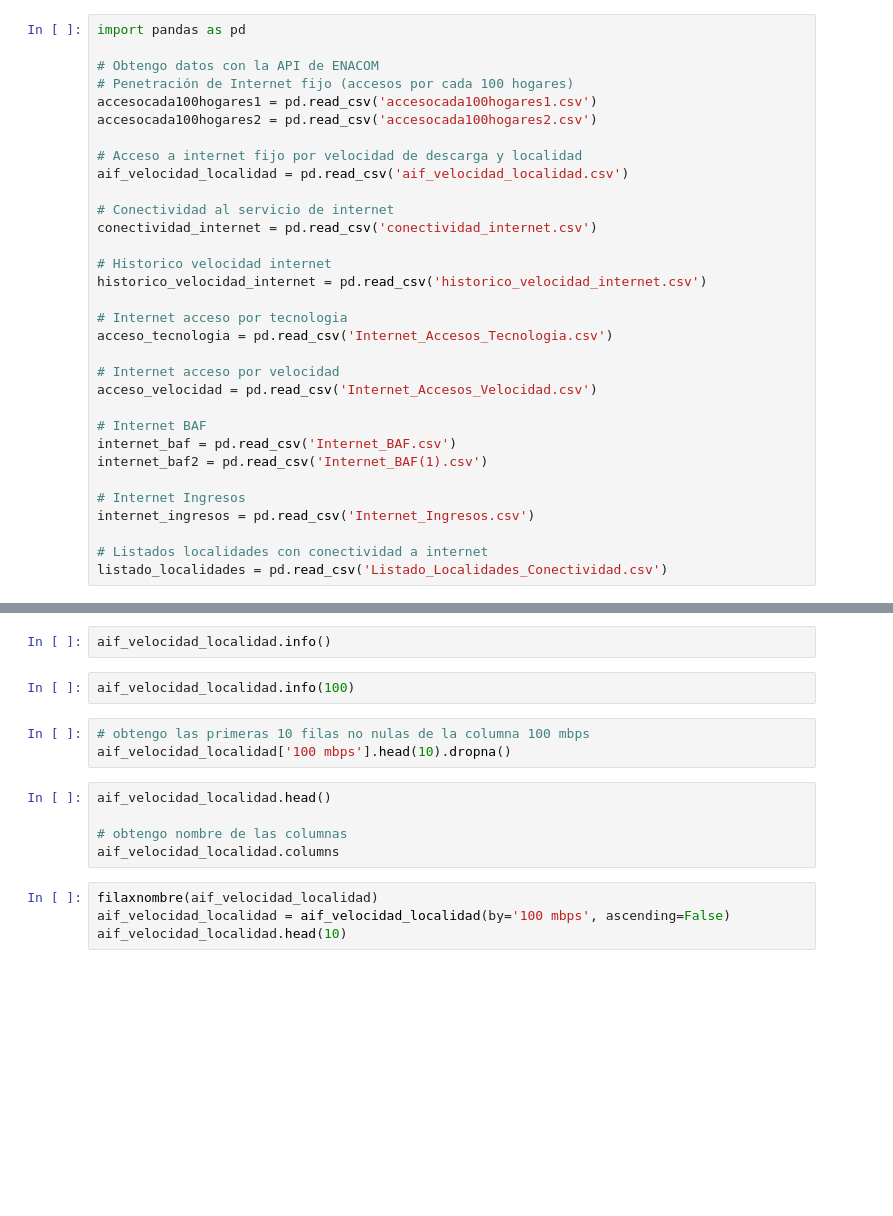
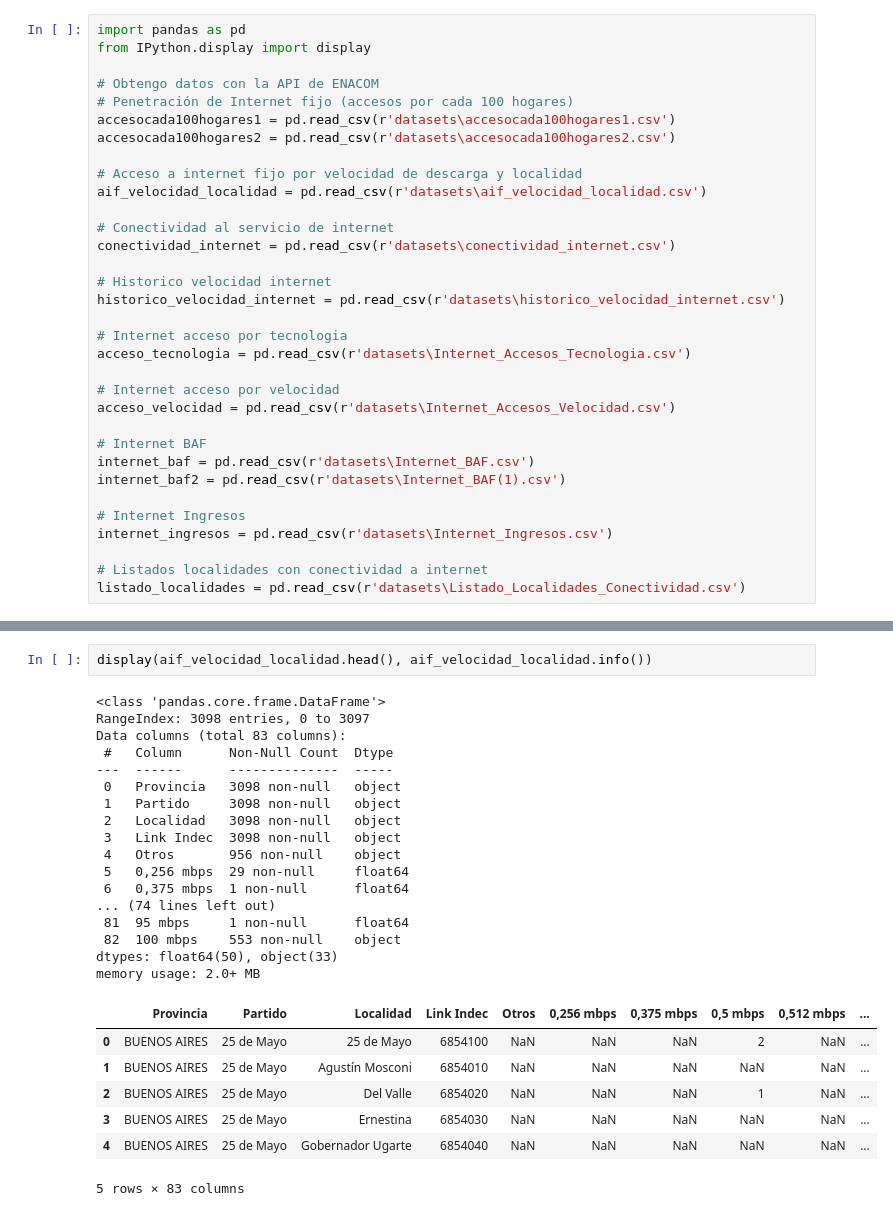
Before and after one commit to VacaColl18/telecom-insight-analytics, a Jupyter notebook: ETL.ipynb, the cells around one changed output, grey strips where cells are left out. Drawn from its saved outputs; the diff is of its cells as text; blank space fills up the shorter version.

```diff
--- a/ETL.ipynb
+++ b/ETL.ipynb
@@ -1,32 +1,33 @@
 # %%
 import pandas as pd
+from IPython.display import display
 
 # Obtengo datos con la API de ENACOM
 # Penetración de Internet fijo (accesos por cada 100 hogares)
-accesocada100hogares1 = pd.read_csv('accesocada100hogares1.csv')
-accesocada100hogares2 = pd.read_csv('accesocada100hogares2.csv')
+accesocada100hogares1 = pd.read_csv(r'datasets\accesocada100hogares1.csv')
+accesocada100hogares2 = pd.read_csv(r'datasets\accesocada100hogares2.csv')
 
 # Acceso a internet fijo por velocidad de descarga y localidad
-aif_velocidad_localidad = pd.read_csv('aif_velocidad_localidad.csv')
+aif_velocidad_localidad = pd.read_csv(r'datasets\aif_velocidad_localidad.csv')
 
 # Conectividad al servicio de internet
-conectividad_internet = pd.read_csv('conectividad_internet.csv')
+conectividad_internet = pd.read_csv(r'datasets\conectividad_internet.csv')
 
 # Historico velocidad internet
-historico_velocidad_internet = pd.read_csv('historico_velocidad_internet.csv')
+historico_velocidad_internet = pd.read_csv(r'datasets\historico_velocidad_internet.csv')
 
 # Internet acceso por tecnologia
-acceso_tecnologia = pd.read_csv('Internet_Accesos_Tecnologia.csv')
+acceso_tecnologia = pd.read_csv(r'datasets\Internet_Accesos_Tecnologia.csv')
 
 # Internet acceso por velocidad
-acceso_velocidad = pd.read_csv('Internet_Accesos_Velocidad.csv')
+acceso_velocidad = pd.read_csv(r'datasets\Internet_Accesos_Velocidad.csv')
 
 # Internet BAF
-internet_baf = pd.read_csv('Internet_BAF.csv')
-internet_baf2 = pd.read_csv('Internet_BAF(1).csv')
+internet_baf = pd.read_csv(r'datasets\Internet_BAF.csv')
+internet_baf2 = pd.read_csv(r'datasets\Internet_BAF(1).csv')
 
 # Internet Ingresos
-internet_ingresos = pd.read_csv('Internet_Ingresos.csv')
+internet_ingresos = pd.read_csv(r'datasets\Internet_Ingresos.csv')
 
 # Listados localidades con conectividad a internet
-listado_localidades = pd.read_csv('Listado_Localidades_Conectividad.csv')
+listado_localidades = pd.read_csv(r'datasets\Listado_Localidades_Conectividad.csv')
@@ -46,16 +121,27 @@ accesocada100hogares2.info()
-# %%
-aif_velocidad_localidad.info()
-# %%
-aif_velocidad_localidad.info(100)
-# %%
-# obtengo las primeras 10 filas no nulas de la columna 100 mbps
-aif_velocidad_localidad['100 mbps'].head(10).dropna()
-# %%
-aif_velocidad_localidad.head()
-
-# obtengo nombre de las columnas
-aif_velocidad_localidad.columns
-# %%
-filaxnombre(aif_velocidad_localidad)
-aif_velocidad_localidad = aif_velocidad_localidad(by='100 mbps', ascending=False)
-aif_velocidad_localidad.head(10)
+# %%
+display(aif_velocidad_localidad.head(), aif_velocidad_localidad.info())
+# %% [output]
+<class 'pandas.core.frame.DataFrame'>
+RangeIndex: 3098 entries, 0 to 3097
+Data columns (total 83 columns):
+ #   Column      Non-Null Count  Dtype
+---  ------      --------------  -----
+ 0   Provincia   3098 non-null   object
+ 1   Partido     3098 non-null   object
+ 2   Localidad   3098 non-null   object
+ 3   Link Indec  3098 non-null   object
+ 4   Otros       956 non-null    object
+ 5   0,256 mbps  29 non-null     float64
+ 6   0,375 mbps  1 non-null      float64
+... (74 lines left out)
+ 81  95 mbps     1 non-null      float64
+ 82  100 mbps    553 non-null    object
+dtypes: float64(50), object(33)
+memory usage: 2.0+ MB
+|  | Provincia | Partido | Localidad | Link Indec | Otros | 0,256 mbps | 0,375 mbps | 0,5 mbps | 0,512 mbps | ... |
+| 0 | BUENOS AIRES | 25 de Mayo | 25 de Mayo | 6854100 | NaN | NaN | NaN | 2 | NaN | ... |
+| 1 | BUENOS AIRES | 25 de Mayo | Agustín Mosconi | 6854010 | NaN | NaN | NaN | NaN | NaN | ... |
+| 2 | BUENOS AIRES | 25 de Mayo | Del Valle | 6854020 | NaN | NaN | NaN | 1 | NaN | ... |
+| 3 | BUENOS AIRES | 25 de Mayo | Ernestina | 6854030 | NaN | NaN | NaN | NaN | NaN | ... |
+| 4 | BUENOS AIRES | 25 de Mayo | Gobernador Ugarte | 6854040 | NaN | NaN | NaN | NaN | NaN | ... |
+5 rows × 83 columns
```
Also changed, not shown: parts of 17 cells of this notebook, 20 other files.
